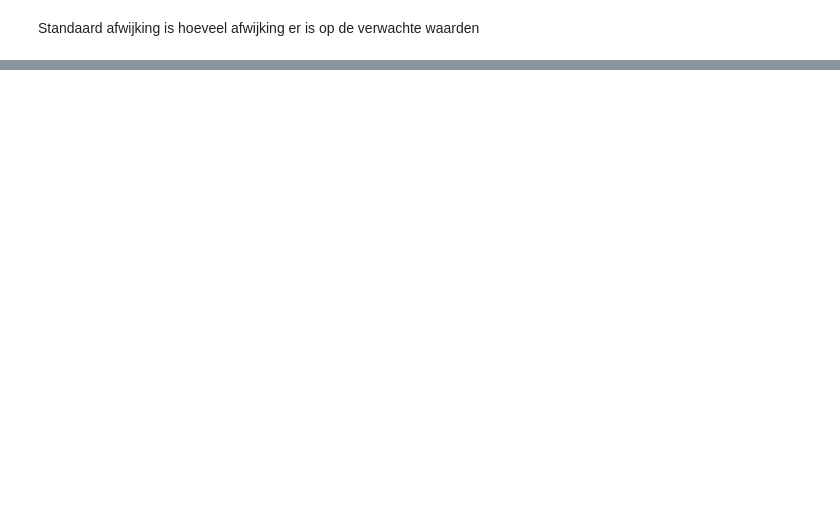
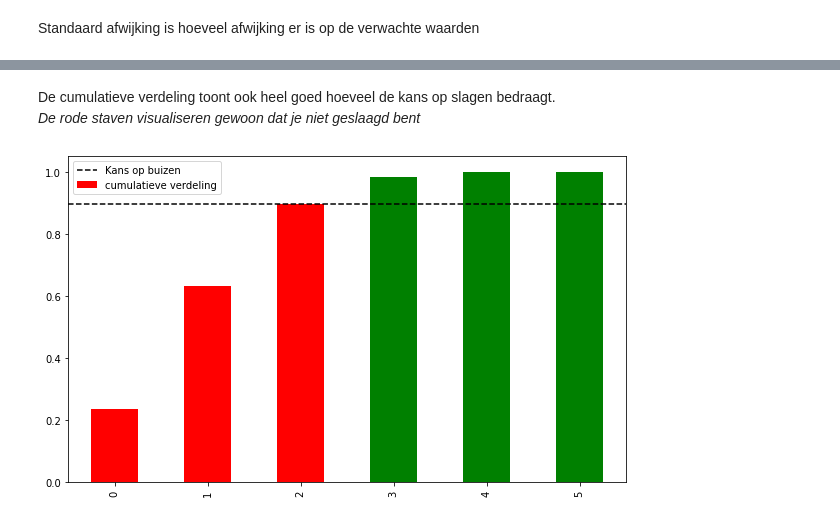
Before and after one commit to f1ntch/datasience2, a Jupyter notebook: Samenvatting.ipynb, the cells around one changed output, grey strips where cells are left out. Cells and saved outputs as stored; diff of their text form; code cells hidden in the pictures; blank space fills up the shorter version.

```diff
--- a/Samenvatting.ipynb
+++ b/Samenvatting.ipynb
@@ -233,0 +346,7 @@ print(format(stats.norm.ppf(q=0.16, loc=100, scale=15),'.4g'))
+# %%
+aantal_successen = range(6)
+p = 1/4 # kans op succes
+print(list(aantal_successen))
+kansverdeling = binom.pmf(k=aantal_successen, n=5, p=p)
+print(kansverdeling)
+_ = pd.Series(kansverdeling).plot.bar()
@@ -233,0 +357,11 @@ print(format(stats.norm.ppf(q=0.16, loc=100, scale=15),'.4g'))
+# %% [markdown]
+De cumulatieve verdeling toont ook heel goed hoeveel de kans op slagen bedraagt.
+<br>
+*De rode staven visualiseren gewoon dat je niet geslaagd bent*
+# %%
+cumulatieve_verdeling = binom.cdf(k=aantal_successen, n=5, p=p)
+ax = pd.Series(cumulatieve_verdeling).plot.bar(color = 3 *['red'] + 3* ['green'], label="cumulatieve verdeling", figsize=(10,6))
+ax.axhline(cumulatieve_verdeling[2], linestyle ='--', color='black', label='Kans op buizen')
+_ = ax.legend()
+# %% [output]
+[figure, added]
```
Also changed, not shown: parts of 110 cells of this notebook, 1 other file.
